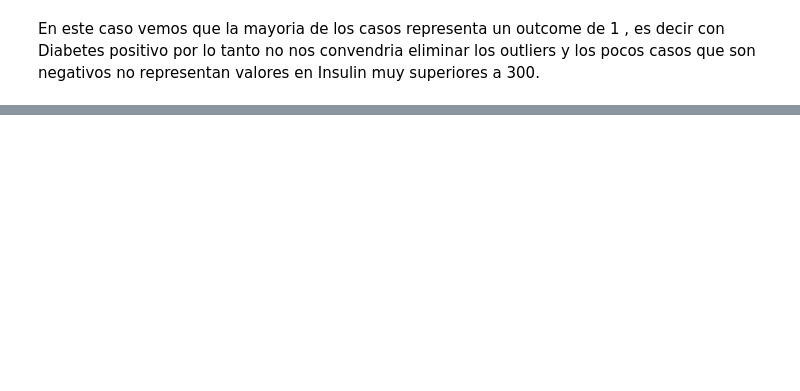
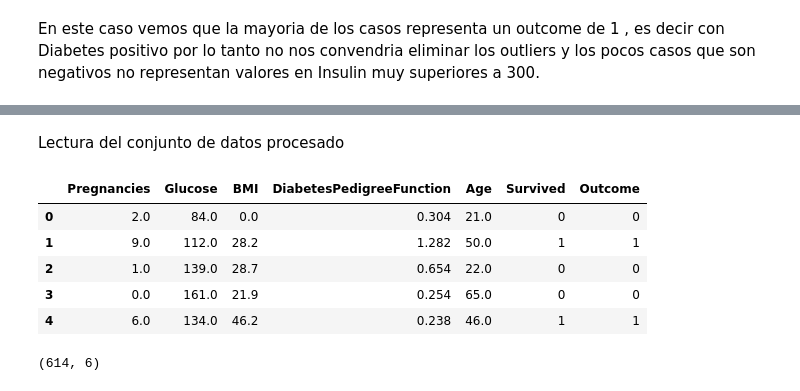
Before and after one commit to emilceinfante/Arboles_decision, a Jupyter notebook: src/explore.ipynb, the cells around one changed output, grey strips where cells are left out. Drawn from its saved outputs; the diff is of its cells as text; code cells hidden in the pictures; blank space fills up the shorter version.

```diff
--- a/src/explore.ipynb
+++ b/src/explore.ipynb
@@ -173,0 +349,21 @@ En este caso vemos que la mayoria de los casos representa un outcome de 1 , es d
+# %% [markdown]
+Lectura del conjunto de datos procesado
+# %%
+
+import pandas as pd
+
+train_data = pd.read_csv("/workspaces/Arboles_decision/data/processed/diabetes_train.csv")
+test_data = pd.read_csv("/workspaces/Arboles_decision/data/processed/diabetes_test.csv")
+
+train_data.head()
+# %% [output]
+|  | Pregnancies | Glucose | BMI | DiabetesPedigreeFunction | Age | Survived | Outcome |
+| 0 | 2.0 | 84.0 | 0.0 | 0.304 | 21.0 | 0 | 0 |
+| 1 | 9.0 | 112.0 | 28.2 | 1.282 | 50.0 | 1 | 1 |
+| 2 | 1.0 | 139.0 | 28.7 | 0.654 | 22.0 | 0 | 0 |
+| 3 | 0.0 | 161.0 | 21.9 | 0.254 | 65.0 | 0 | 0 |
+| 4 | 6.0 | 134.0 | 46.2 | 0.238 | 46.0 | 1 | 1 |
+# %%
+train_data.shape
+# %% [output]
+(614, 6)
```
Also changed, not shown: parts of 20 cells of this notebook, 2 other files.
